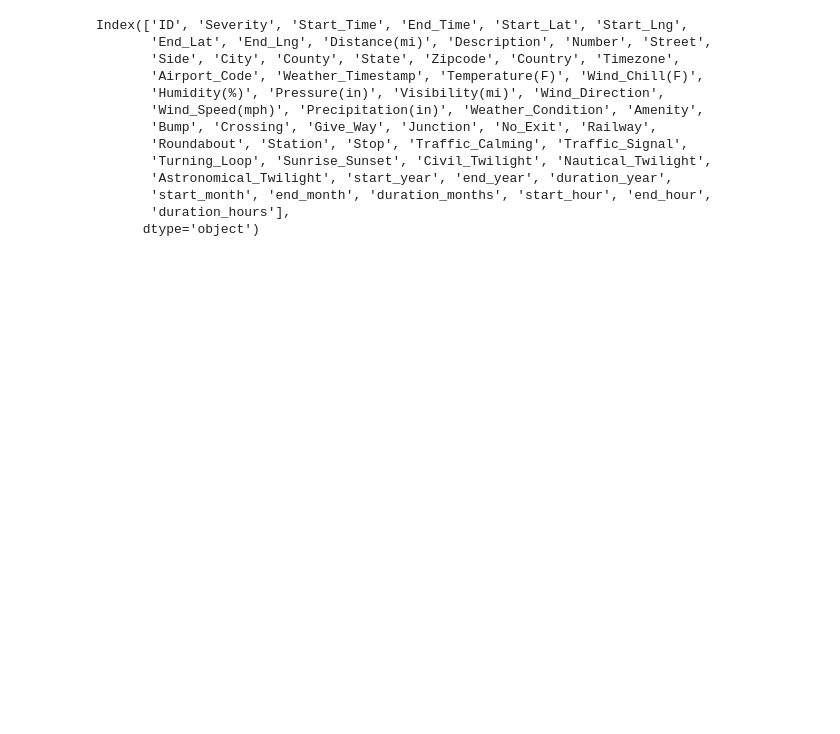
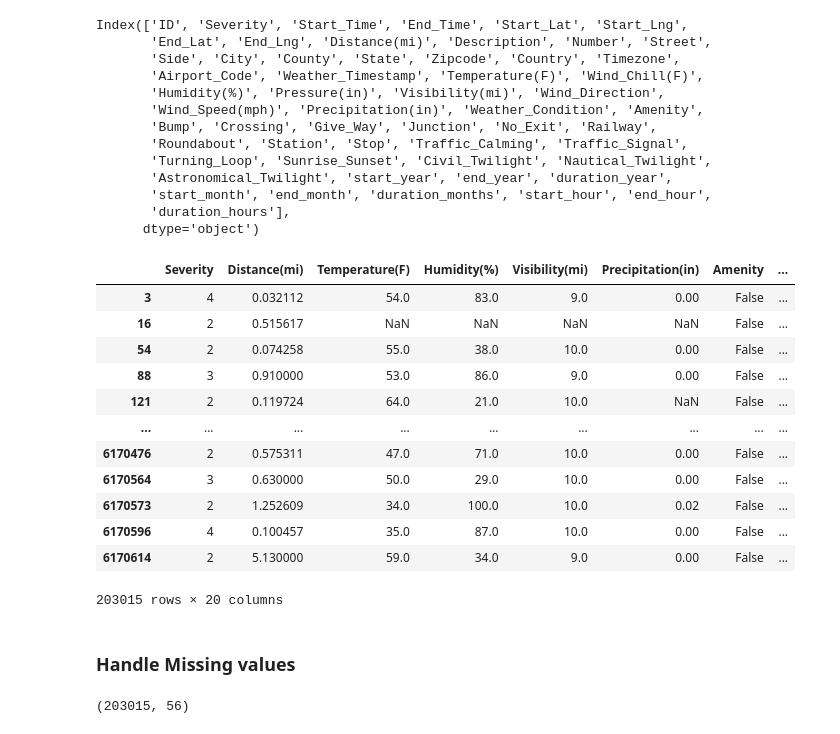
Before and after one commit to RBelgundi-6475/Term_Project_CS5644, a Jupyter notebook: Term_Project.ipynb, the cells around one changed output. Cells and saved outputs as stored; diff of their text form; code cells hidden in the pictures; blank space fills up the shorter version.

```diff
--- a/Term_Project.ipynb
+++ b/Term_Project.ipynb
@@ -405,7 +470,28 @@ Index(['ID', 'Severity', 'Start_Time', 'End_Time', 'Start_Lat', 'Start_Lng',
        'duration_hours'],
       dtype='object')
 # %%
-# We are skipping the geography based columns
+# We are skipping the geography based columns,
 features_to_drop = ['ID','Start_Time','End_Time','Start_Lat','Start_Lng','End_Lat','End_Lng','Description','Number','Street',
-                    'Side','City','County','State','Zipcode','Country','Timezone',]
+                    'Side','City','County','State','Zipcode','Country','Timezone','start_year','end_year','duration_year',
+                    'start_month','end_month','start_hour','end_hour','Civil_Twilight', 'Nautical_Twilight','Astronomical_Twilight',
+                   'duration_hours','Wind_Chill(F)','Wind_Direction','Airport_Code','Weather_Timestamp','Pressure(in)','Wind_Speed(mph)'
+                    ,'Weather_Condition','Sunrise_Sunset']
 # Weather_Condition
+# %%
+df_construction_ca_recent.drop(features_to_drop,axis=1)
+# %% [output]
+|  | Severity | Distance(mi) | Temperature(F) | Humidity(%) | Visibility(mi) | Precipitation(in) | Amenity | ... |
+| 3 | 4 | 0.032112 | 54.0 | 83.0 | 9.0 | 0.00 | False | ... |
+| 16 | 2 | 0.515617 | NaN | NaN | NaN | NaN | False | ... |
+| 54 | 2 | 0.074258 | 55.0 | 38.0 | 10.0 | 0.00 | False | ... |
+| 88 | 3 | 0.910000 | 53.0 | 86.0 | 9.0 | 0.00 | False | ... |
+| 121 | 2 | 0.119724 | 64.0 | 21.0 | 10.0 | NaN | False | ... |
+| ... | ... | ... | ... | ... | ... | ... | ... | ... |
+| 6170476 | 2 | 0.575311 | 47.0 | 71.0 | 10.0 | 0.00 | False | ... |
+| 6170564 | 3 | 0.630000 | 50.0 | 29.0 | 10.0 | 0.00 | False | ... |
+| 6170573 | 2 | 1.252609 | 34.0 | 100.0 | 10.0 | 0.02 | False | ... |
+| 6170596 | 4 | 0.100457 | 35.0 | 87.0 | 10.0 | 0.00 | False | ... |
+| 6170614 | 2 | 5.130000 | 59.0 | 34.0 | 9.0 | 0.00 | False | ... |
+203015 rows × 20 columns
+# %% [markdown]
+### Handle Missing values
@@ -411,0 +500,6 @@ features_to_drop = ['ID','Start_Time','End_Time','Start_Lat','Start_Lng','End_La
+# %%
+temp_df.shape
+
+# temp_df.isna().sum()
+# %% [output]
+(203015, 56)
```
Also changed, not shown: parts of 12 cells of this notebook.
